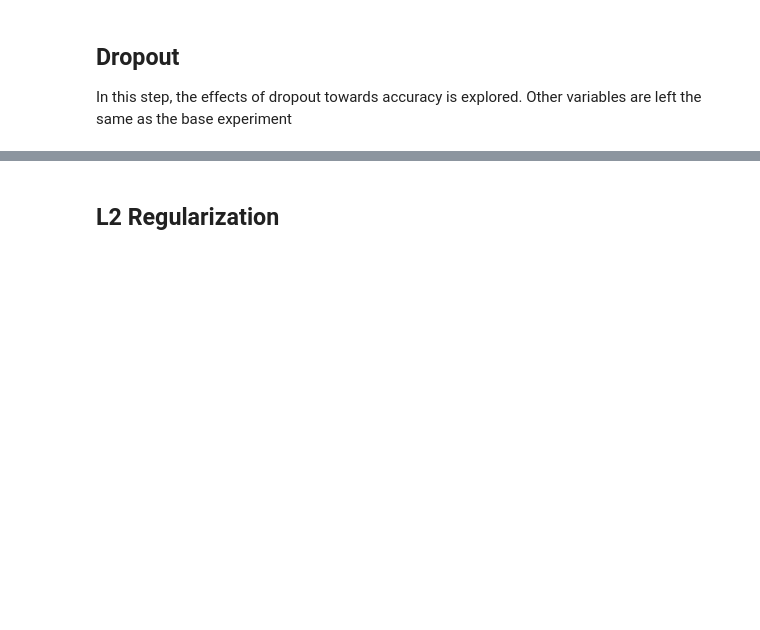
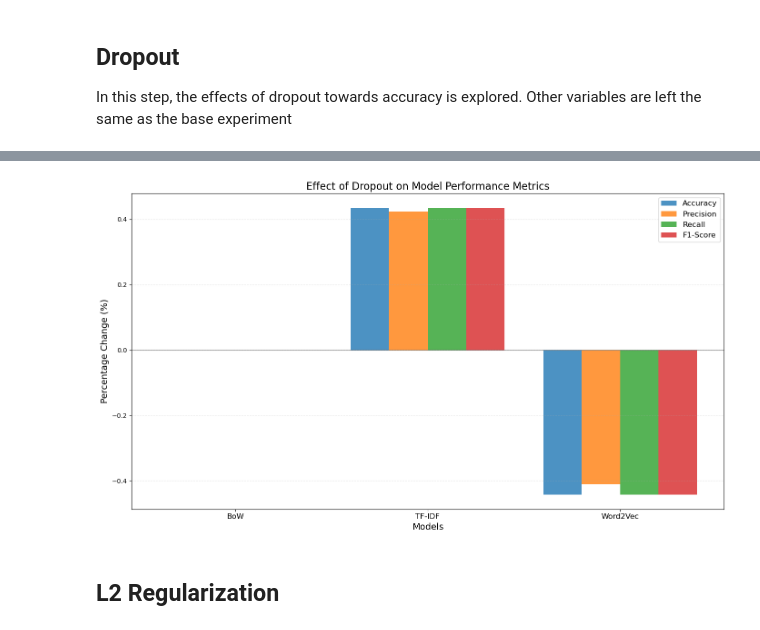
Before and after one commit to madnanrizqu/cs681-assignment-2, a Jupyter notebook: news.ipynb, the cells around one changed output, grey strips where cells are left out. Drawn from its saved outputs; the diff is of its cells as text; code cells hidden in the pictures; blank space fills up the shorter version.

```diff
--- a/news.ipynb
+++ b/news.ipynb
@@ -649,3 +727,61 @@ CountVectorizer + Neural Network:
+# %%
+import matplotlib.pyplot as plt
+import numpy as np
+import pandas as pd
+
+# Store the percentage changes in a dictionary
+percentage_changes = {
+    'BoW': {
+        'Accuracy': ((drp_accuracy - accuracy) / accuracy * 100),
+        'Precision': ((drp_precision - precision) / precision * 100),
+        'Recall': ((drp_recall - recall) / recall * 100),
+        'F1-Score': ((drp_f1 - f1) / f1 * 100)
+    },
+    'TF-IDF': {
+        'Accuracy': ((drp_accuracy_tfidf - accuracy_tfidf) / accuracy_tfidf * 100),
+        'Precision': ((drp_precision_tfidf - precision_tfidf) / precision_tfidf * 100),
+        'Recall': ((drp_recall_tfidf - recall_tfidf) / recall_tfidf * 100),
+        'F1-Score': ((drp_f1_tfidf - f1_tfidf) / f1_tfidf * 100)
+    },
+    'Word2Vec': {
+        'Accuracy': ((drp_accuracy_w2v - accuracy_w2v) / accuracy_w2v * 100),
+        'Precision': ((drp_precision_w2v - precision_w2v) / precision_w2v * 100),
+        'Recall': ((drp_recall_w2v - recall_w2v) / recall_w2v * 100),
+        'F1-Score': ((drp_f1_w2v - f1_w2v) / f1_w2v * 100)
+    }
+}
+
+# Convert to DataFrame for easier plotting
+df = pd.DataFrame(percentage_changes)
+
+# Set up the figure
+plt.figure(figsize=(14, 8))
+
+# Define bar width and positions
+bar_width = 0.2
+models = list(percentage_changes.keys())
+metrics = list(percentage_changes['BoW'].keys())
+x = np.arange(len(models))
+
+# Plot bars for each metric
+for i, metric in enumerate(metrics):
+    values = [percentage_changes[model][metric] for model in models]
+    plt.bar(x + i * bar_width, values, width=bar_width,
+            label=metric, alpha=0.8)
+
+# Add labels and styling
+plt.xlabel('Models', fontsize=14)
+plt.ylabel('Percentage Change (%)', fontsize=14)
+plt.title('Effect of Dropout on Model Performance Metrics', fontsize=16)
+plt.xticks(x + bar_width * 1.5, models, fontsize=12)
+plt.axhline(y=0, color='black', linestyle='-', alpha=0.3)  # Zero line
+plt.grid(axis='y', linestyle='--', alpha=0.3)
+plt.legend(fontsize=12)
+
+plt.tight_layout()
+plt.show()
+# %% [output]
+[figure, added]
 # %% [markdown]
 ## L2 Regularization
 # %%
```
Also changed, not shown: parts of 13 cells of this notebook.
